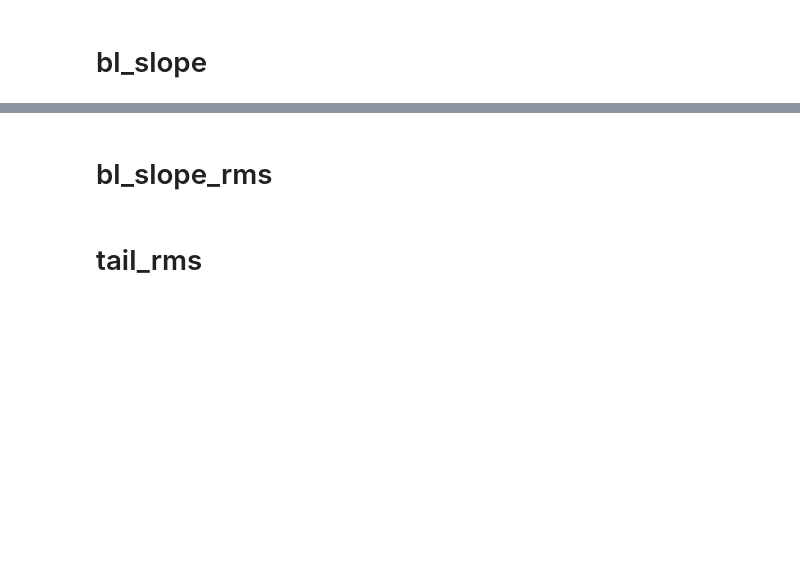
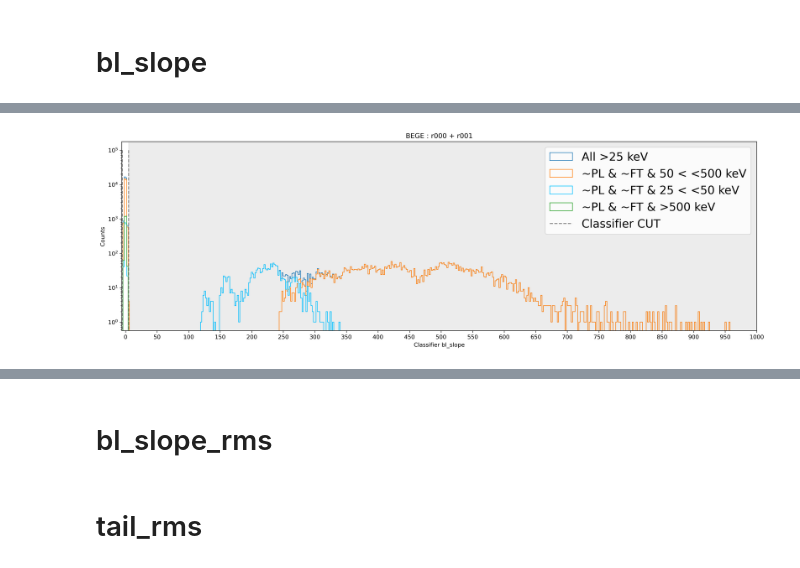
Before and after one commit to RitaF00/Low_Energy_QC, a Jupyter notebook: Baseline/r000-r001.ipynb, the cells around one changed output, grey strips where cells are left out. Drawn from its saved outputs; the diff is of its cells as text; code cells hidden in the pictures; blank space fills up the shorter version.

```diff
--- a/Baseline/r000-r001.ipynb
+++ b/Baseline/r000-r001.ipynb
@@ -120,9 +212,9 @@ def load_detector(filename):
         ignore_index=True
     )
 
-df_coax = load_detector("data_Coax_phy_ALL.parquet")
-df_bege = load_detector("data_BEGe_phy_ALL.parquet")
-df_ppc  = load_detector("data_PPC_phy_ALL.parquet")
+#df_coax = load_detector("data_Coax_phy_ALL.parquet")
+#df_bege = load_detector("data_BEGe_phy_ALL.parquet")
+#df_ppc  = load_detector("data_PPC_phy_ALL.parquet")
 df_icpc = load_detector("data_ICPC_phy_ALL.parquet")
 
 df_all = pd.concat(
@@ -137,0 +238,4 @@ params = ["bl_slope",
+# %%
+single_plot(df_bege,params[0] , title = "BEGE", cmax = 1000)
+# %% [output]
+[figure, added]
```
Also changed, not shown: parts of 11 cells of this notebook, 1 other file.
